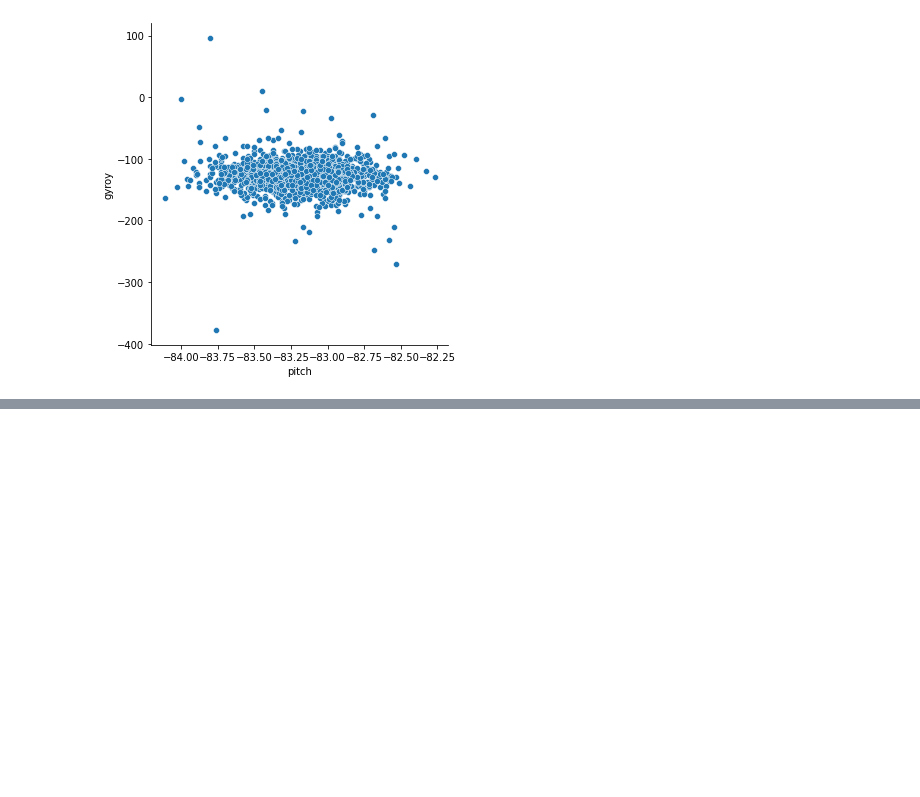
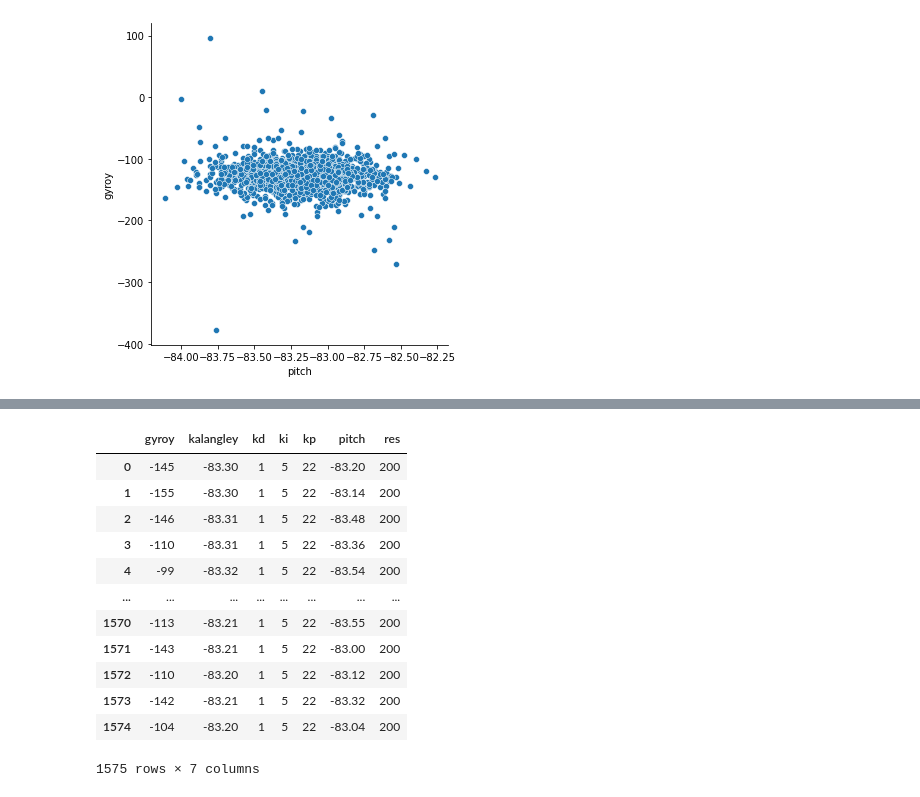
Before and after one commit to joaoavanzini/self-balancing, a Jupyter notebook: machinelearning/machinelearning.ipynb, the cells around one changed output, grey strips where cells are left out. Drawn from its saved outputs; the diff is of its cells as text; code cells hidden in the pictures; blank space fills up the shorter version.

```diff
--- a/machinelearning/machinelearning.ipynb
+++ b/machinelearning/machinelearning.ipynb
@@ -58,11 +58,6 @@ True
 # %%
 for x in range(len(df)):
-    if 200.0 > df["gyroy"][x] > -100.0:
-        df["up"] = 1
+    if -150 < df["gyroy"][x] < -100:
+        df["up"][x] = 1
     else:
-        df["up"] = 0
-
-    if -150.0 > df["gyroy"][x] > -200.0:
-        df["up"] = 1
-    else:
-        df["up"] = 0
+        df["up"][x] = 0
@@ -97,0 +75,3 @@ ValueError: This solver needs samples of at least 2 classes in the data, but the
+# %%
+features = df.iloc[:,0:7]
+target = df.iloc[:,7]
@@ -97,0 +93,16 @@ ValueError: This solver needs samples of at least 2 classes in the data, but the
+# %%
+features
+# %% [output]
+|  | gyroy | kalangley | kd | ki | kp | pitch | res |
+| 0 | -145 | -83.30 | 1 | 5 | 22 | -83.20 | 200 |
+| 1 | -155 | -83.30 | 1 | 5 | 22 | -83.14 | 200 |
+| 2 | -146 | -83.31 | 1 | 5 | 22 | -83.48 | 200 |
+| 3 | -110 | -83.31 | 1 | 5 | 22 | -83.36 | 200 |
+| 4 | -99 | -83.32 | 1 | 5 | 22 | -83.54 | 200 |
+| ... | ... | ... | ... | ... | ... | ... | ... |
+| 1570 | -113 | -83.21 | 1 | 5 | 22 | -83.55 | 200 |
+| 1571 | -143 | -83.21 | 1 | 5 | 22 | -83.00 | 200 |
+| 1572 | -110 | -83.20 | 1 | 5 | 22 | -83.12 | 200 |
+| 1573 | -142 | -83.21 | 1 | 5 | 22 | -83.32 | 200 |
+| 1574 | -104 | -83.20 | 1 | 5 | 22 | -83.04 | 200 |
+1575 rows × 7 columns
```
Also changed, not shown: parts of 17 cells of this notebook.
